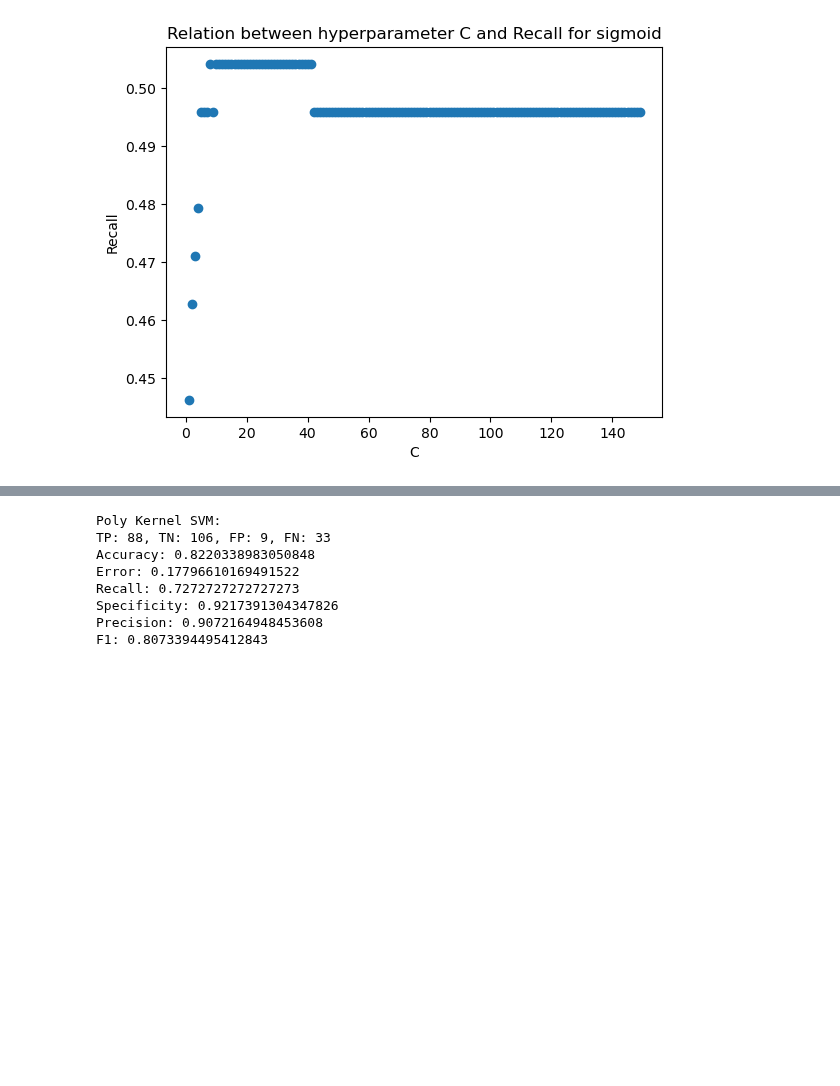
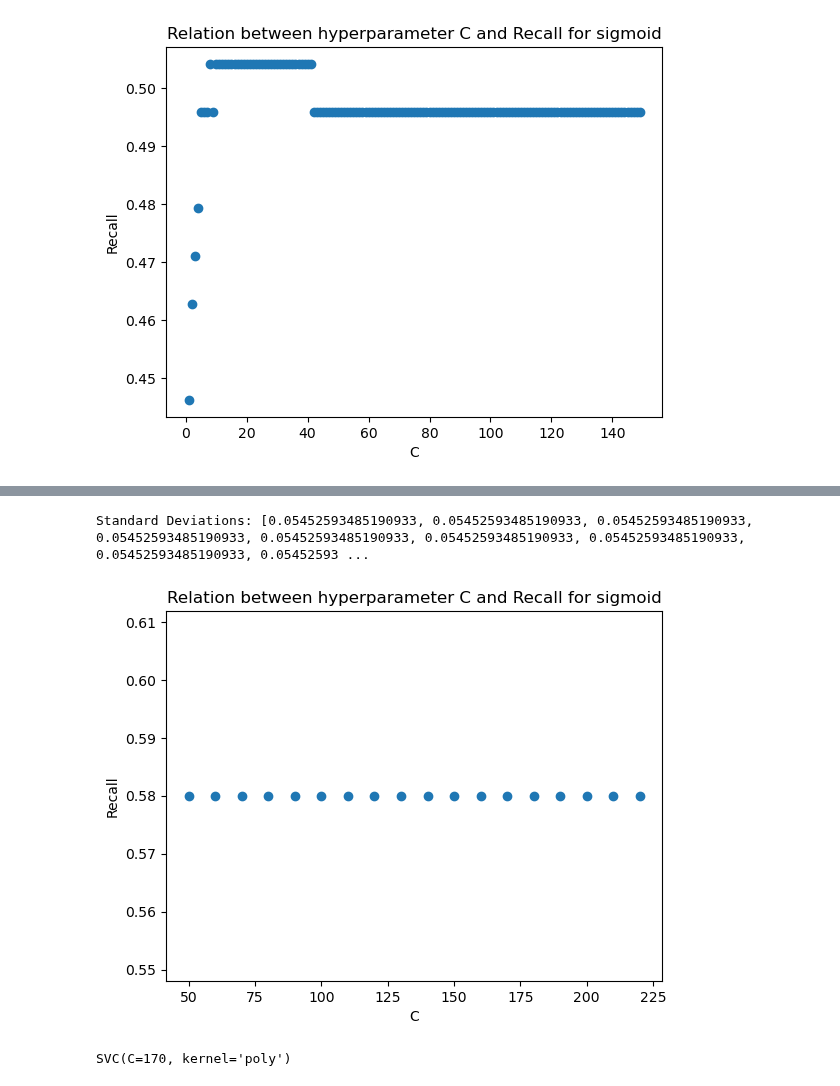
Before and after one commit to TheNoobGoda/ids-project, a Jupyter notebook: src/SVM.ipynb, the cells around one changed output, grey strips where cells are left out. Drawn from its saved outputs; the diff is of its cells as text; code cells hidden in the pictures; blank space fills up the shorter version.

```diff
--- a/src/SVM.ipynb
+++ b/src/SVM.ipynb
@@ -177,13 +209,12 @@ recall_testing('sigmoid', 150)
+# %%
+cvSVM('sigmoid', n = 220)
+# %% [output]
+Standard Deviations: [0.05452593485190933, 0.05452593485190933, 0.05452593485190933, 0.05452593485190933, 0.05452593485190933, 0.05452593485190933, 0.05452593485190933, 0.05452593485190933, 0.05452593 ...
+[figure, added]
 # %%
-svmPoly = SVC(kernel='poly', C=200)
+# Best Results: C=170, kernel='poly'
+
+svmPoly = SVC(kernel='poly', C=170)
 svmPoly.fit(Xtrain, ytrain)
-evaluate(svmPoly, "Poly")
 # %% [output]
-Poly Kernel SVM:
-TP: 88, TN: 106, FP: 9, FN: 33
-Accuracy: 0.8220338983050848
-Error: 0.17796610169491522
-Recall: 0.7272727272727273
-Specificity: 0.9217391304347826
-Precision: 0.9072164948453608
-F1: 0.8073394495412843
+SVC(C=170, kernel='poly')
```
Also changed, not shown: parts of 5 cells of this notebook.
